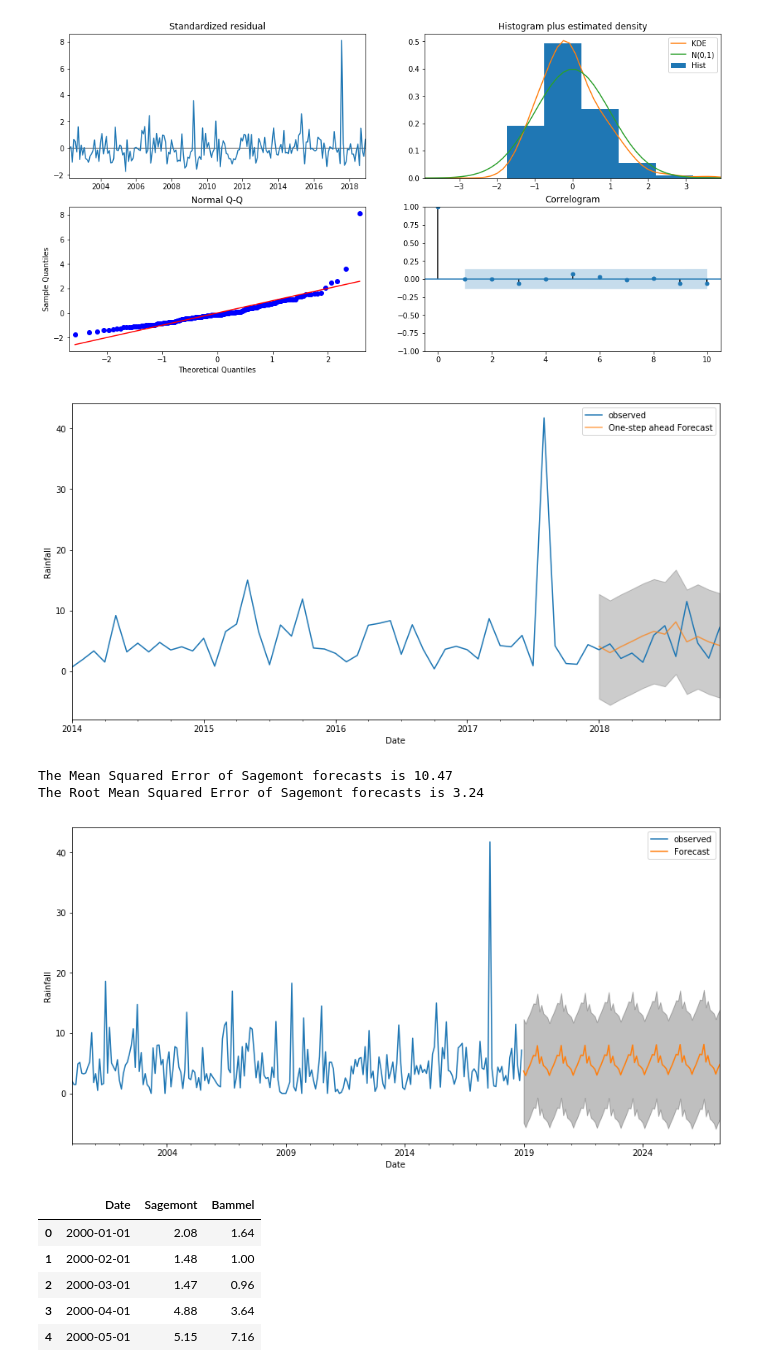
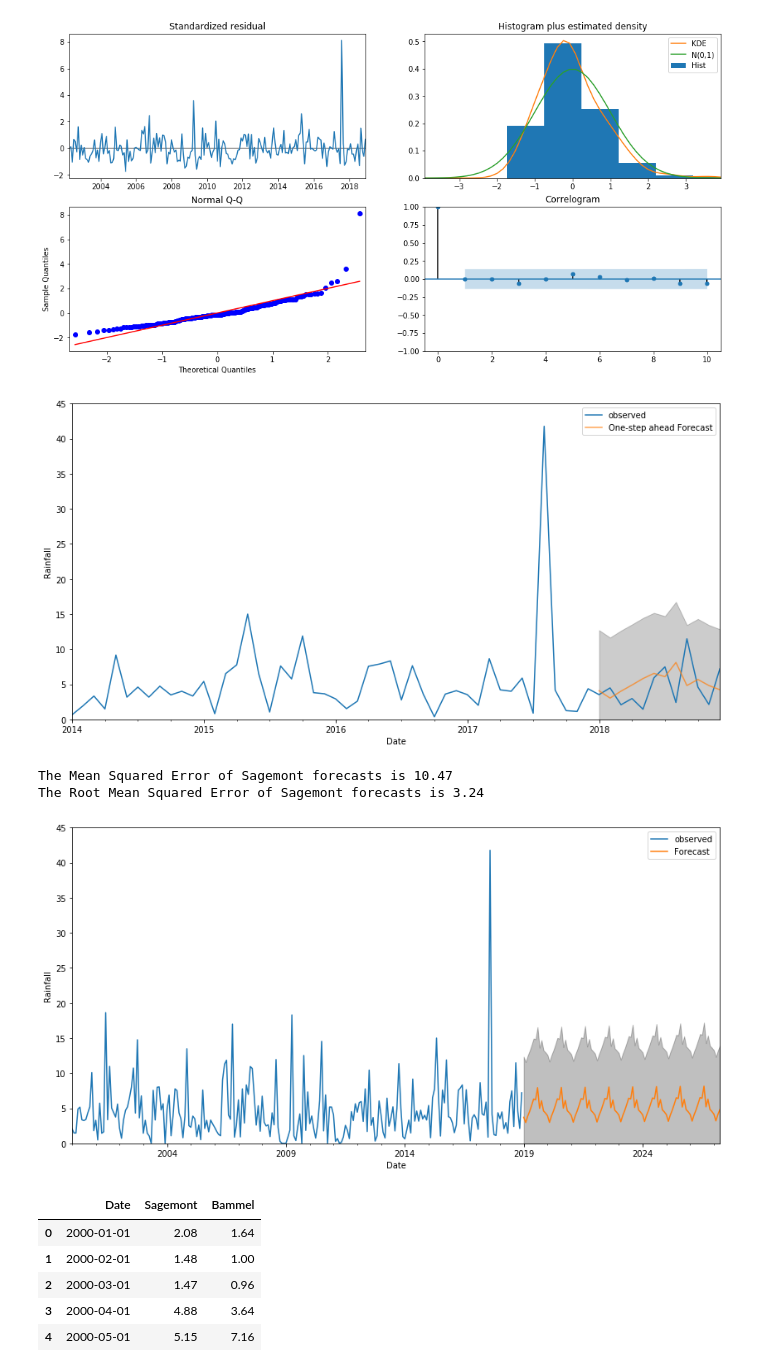
Before and after one commit to SuicideTALKcom/County-Flood-Control, a Jupyter notebook: Temporary/ARIMA-Copy2.ipynb, the cells around one changed output. Saved outputs shown, nothing was run; the diff lists cells and outputs as text; code cells hidden in the pictures.

```diff
--- a/Temporary/ARIMA-Copy2.ipynb
+++ b/Temporary/ARIMA-Copy2.ipynb
@@ -167,12 +167,13 @@ ax.fill_between(pred_ci.index,
 
 ax.set_xlabel('Date')
 ax.set_ylabel('Rainfall')
+plt.ylim((0,45))
 plt.legend()
 
 plt.savefig('MLPlots/Sagemont_onestepforecast1.png')
 plt.show()
 # %% [output]
-[figure, old version]
+[figure, new version]
 # %%
 y_forecasted = pred.predicted_mean
 y_truth = Sagemont_data['Rainfall']['2018-01-01':]
@@ -189,20 +190,21 @@ The Root Mean Squared Error of Sagemont forecasts is 3.24
 # %%
 pred_uc = results.get_forecast(steps=100)
 pred_ci = pred_uc.conf_int()
 
 ax = Sagemont_data['Rainfall'].plot(label='observed', figsize=(14, 7))
 pred_uc.predicted_mean.plot(ax=ax, label='Forecast')
 ax.fill_between(pred_ci.index,
                 pred_ci.iloc[:, 0],
                 pred_ci.iloc[:, 1], color='k', alpha=.25)
 ax.set_xlabel('Date')
 ax.set_ylabel('Rainfall')
+plt.ylim((0,45))
 
 plt.legend()
 plt.savefig('MLPlots/Sagemont_forecast.png')
 plt.show()
 # %% [output]
-[figure, old version]
+[figure, new version]
 # %%
 #Comparing Bammel and Sagemont
 
```
Also changed, not shown: parts of 2 cells of this notebook, 13 other files.
